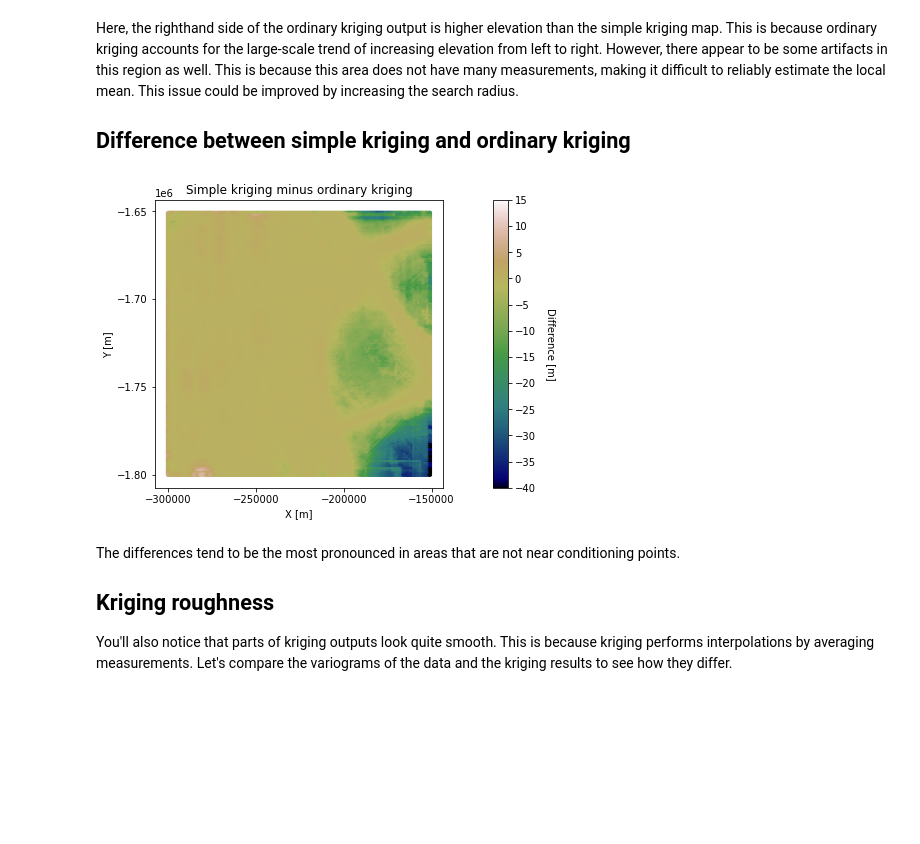
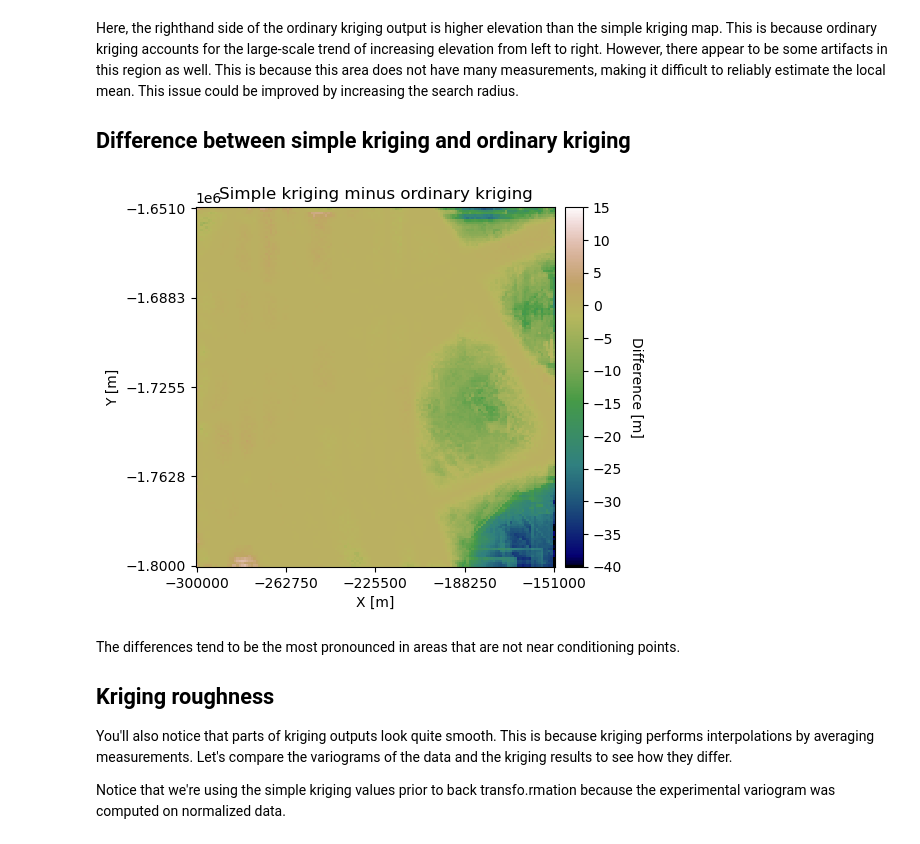
Before and after one commit to GatorGlaciology/GStatSim, a Jupyter notebook: GStat-Sim/3_Simple_kriging_and_ordinary_kriging.ipynb, the cells around one changed output. Saved outputs shown, nothing was run; the diff lists cells and outputs as text; code cells hidden in the pictures; blank space fills up the shorter version.

```diff
--- a/GStat-Sim/3_Simple_kriging_and_ordinary_kriging.ipynb
+++ b/GStat-Sim/3_Simple_kriging_and_ordinary_kriging.ipynb
@@ -275,19 +265,23 @@ Here, the righthand side of the ordinary kriging output is higher elevation than
 ## Difference between simple kriging and ordinary kriging
 # %%
 # plot difference
-fig = plt.figure()
-im = plt.scatter(Pred_grid_xy[:,0],Pred_grid_xy[:,1], c = spred_trans - pred_trans, vmin = -40, vmax = 15,
-                 marker=".", s = 50, cmap = 'gist_earth')       # scatter plot for location map
-plt.title('Simple kriging minus ordinary kriging')                                    # add plot title
-plt.xlabel('X [m]'); plt.ylabel('Y [m]')                          # set axis labels
-plt.locator_params(nbins=5)# set axis labels
-cbar = plt.colorbar(im, orientation="vertical", ticks=np.linspace(-40, 15, 12)) # add vertical color bar
-cbar.set_label("Difference [m]", rotation=270, labelpad=20)      # add labels to the color bar
-plt.subplots_adjust(left=0.0, bottom=0.0, right=1.0, top=1.0) # adjust the plot size
-plt.axis('scaled')
+plt.figure(figsize=(5,5))
+im = plt.pcolormesh(x_mat, y_mat, spred_trans_mat-pred_trans_mat, vmin=-40, vmax=15, cmap='gist_earth')
+plt.title('Simple kriging minus ordinary kriging')
+plt.xlabel('X [m]'); plt.ylabel('Y [m]')
+plt.xticks(np.linspace(xmin, xmax, 5))
+plt.yticks(np.linspace(ymin, ymax, 5))
+
+# make colorbar
+ax = plt.gca()
+divider = make_axes_locatable(ax)
+cax = divider.append_axes('right', size='5%', pad=0.1)
+cbar = plt.colorbar(im, ticks=np.linspace(-40, 15, 12), cax=cax)
+cbar.set_label('Difference [m]', rotation=270, labelpad=15)
+ax.axis('scaled')
 plt.show()
 # %% [output]
-[figure, old version]
+[figure, new version]
 # %% [markdown]
 The differences tend to be the most pronounced in areas that are not near conditioning points.
 
@@ -295,6 +289,8 @@ The differences tend to be the most pronounced in areas that are not near condit
 ## Kriging roughness
 
 You'll also notice that parts of kriging outputs look quite smooth. This is because kriging performs interpolations by averaging measurements. Let's compare the variograms of the data and the kriging results to see how they differ.
+
+Notice that we're using the simple kriging values prior to back transfo.rmation because the experimental variogram was computed on normalized data.
 # %%
 # compute simple kriging variogram
 coords_s = Pred_grid_xy
```
Also changed, not shown: parts of 9 cells of this notebook, 1 other file.
